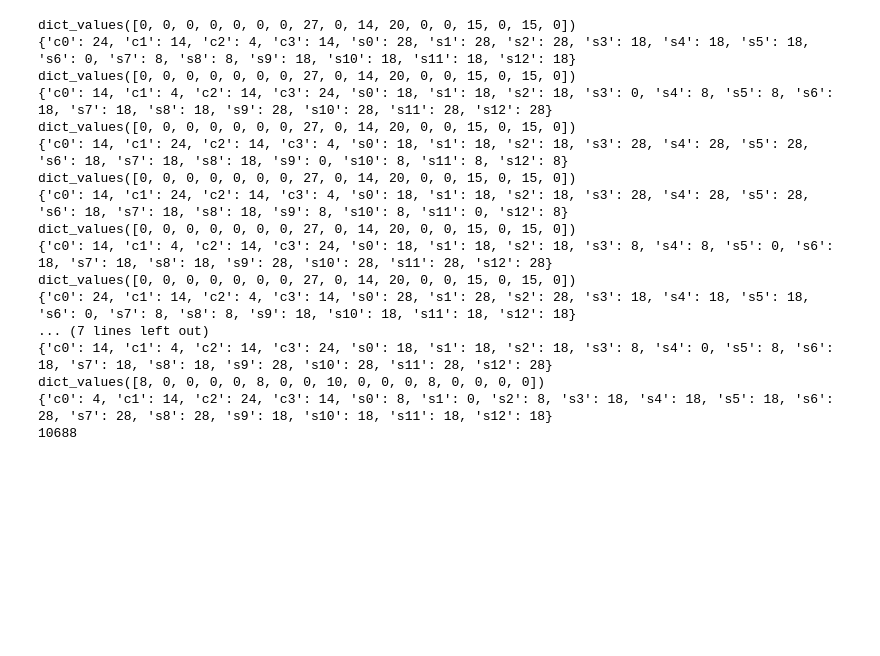
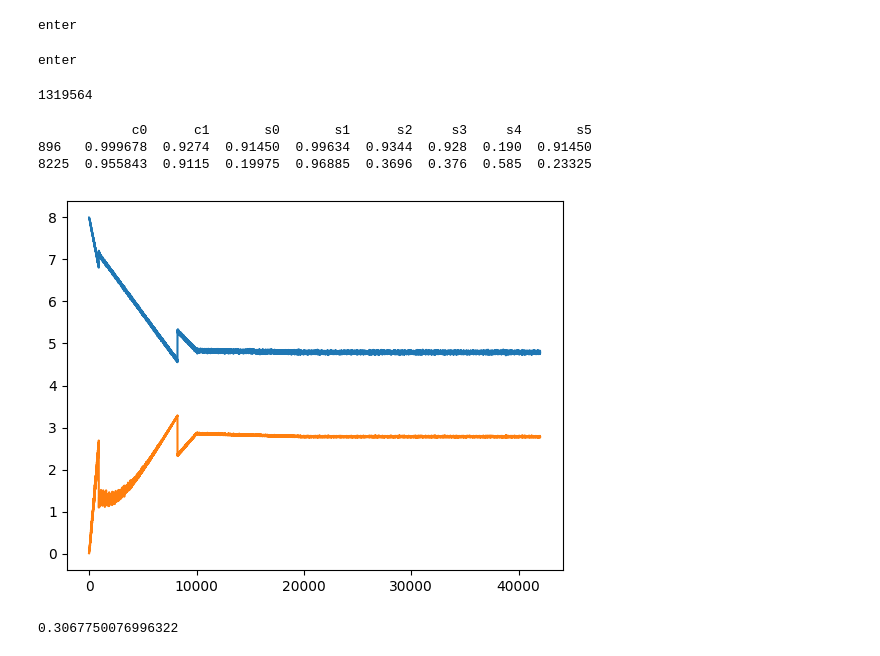
Before and after one commit to calzadaharo/TFM_ACES, a Jupyter notebook: TFM.ipynb, the cells around one changed output. Drawn from its saved outputs; the diff is of its cells as text; code cells hidden in the pictures; blank space fills up the shorter version.

```diff
--- a/TFM.ipynb
+++ b/TFM.ipynb
@@ -215,23 +207,39 @@ dict_values([2, 2, 2, 2, 2, 2, 2, 2, 2, 2, 2, 2, 2, 2, 2, 2, 2])
-# %%
-# print(arch.data_allocation)
-# arch.compute_total_latency()
-arch.greedy_algorithm()
-print(arch.compute_total_latency())
-# %% [output]
-dict_values([0, 0, 0, 0, 0, 0, 0, 27, 0, 14, 20, 0, 0, 15, 0, 15, 0])
-{'c0': 24, 'c1': 14, 'c2': 4, 'c3': 14, 's0': 28, 's1': 28, 's2': 28, 's3': 18, 's4': 18, 's5': 18, 's6': 0, 's7': 8, 's8': 8, 's9': 18, 's10': 18, 's11': 18, 's12': 18}
-dict_values([0, 0, 0, 0, 0, 0, 0, 27, 0, 14, 20, 0, 0, 15, 0, 15, 0])
-{'c0': 14, 'c1': 4, 'c2': 14, 'c3': 24, 's0': 18, 's1': 18, 's2': 18, 's3': 0, 's4': 8, 's5': 8, 's6': 18, 's7': 18, 's8': 18, 's9': 28, 's10': 28, 's11': 28, 's12': 28}
-dict_values([0, 0, 0, 0, 0, 0, 0, 27, 0, 14, 20, 0, 0, 15, 0, 15, 0])
-{'c0': 14, 'c1': 24, 'c2': 14, 'c3': 4, 's0': 18, 's1': 18, 's2': 18, 's3': 28, 's4': 28, 's5': 28, 's6': 18, 's7': 18, 's8': 18, 's9': 0, 's10': 8, 's11': 8, 's12': 8}
-dict_values([0, 0, 0, 0, 0, 0, 0, 27, 0, 14, 20, 0, 0, 15, 0, 15, 0])
-{'c0': 14, 'c1': 24, 'c2': 14, 'c3': 4, 's0': 18, 's1': 18, 's2': 18, 's3': 28, 's4': 28, 's5': 28, 's6': 18, 's7': 18, 's8': 18, 's9': 8, 's10': 8, 's11': 0, 's12': 8}
-dict_values([0, 0, 0, 0, 0, 0, 0, 27, 0, 14, 20, 0, 0, 15, 0, 15, 0])
-{'c0': 14, 'c1': 4, 'c2': 14, 'c3': 24, 's0': 18, 's1': 18, 's2': 18, 's3': 8, 's4': 8, 's5': 0, 's6': 18, 's7': 18, 's8': 18, 's9': 28, 's10': 28, 's11': 28, 's12': 28}
-dict_values([0, 0, 0, 0, 0, 0, 0, 27, 0, 14, 20, 0, 0, 15, 0, 15, 0])
-{'c0': 24, 'c1': 14, 'c2': 4, 'c3': 14, 's0': 28, 's1': 28, 's2': 28, 's3': 18, 's4': 18, 's5': 18, 's6': 0, 's7': 8, 's8': 8, 's9': 18, 's10': 18, 's11': 18, 's12': 18}
-... (7 lines left out)
-{'c0': 14, 'c1': 4, 'c2': 14, 'c3': 24, 's0': 18, 's1': 18, 's2': 18, 's3': 8, 's4': 0, 's5': 8, 's6': 18, 's7': 18, 's8': 18, 's9': 28, 's10': 28, 's11': 28, 's12': 28}
-dict_values([8, 0, 0, 0, 0, 8, 0, 0, 10, 0, 0, 0, 8, 0, 0, 0, 0])
-{'c0': 4, 'c1': 14, 'c2': 24, 'c3': 14, 's0': 8, 's1': 0, 's2': 8, 's3': 18, 's4': 18, 's5': 18, 's6': 28, 's7': 28, 's8': 28, 's9': 18, 's10': 18, 's11': 18, 's12': 18}
-10688
+# %%
+executions = ['a1','a2','mc','a1','ai_a2','mc','a3','ai_a1','mc','a1','ai_a3','mc','a2','a3','ai_a2','mc','ai_a1','a1','mc','ai_a3','ai_mc']
+
+df = pd.DataFrame(columns=['c0','c1','s0','s1','s2','s3','s4','s5'])
+
+for j in tqdm(range(2000)):
+    for i in executions:
+        arch.generate(i)
+        arch.heart_beat()
+        df.loc[len(df)] = list(arch.greedy_algorithm().values())
+        # print(list(arch.free_space().values()))
+# arch.generate('a1')
+# arch.heart_beat()
+# arch.generate('ai_a1')
+# arch.heart_beat()
+# print(arch.data_types, arch.data_allocation, arch.data_times)
+# arch.free_space()
+print(arch.compute_total_latency())
+# %% [output]
+enter
+enter
+1319564
+# %%
+print(df[(df<=0.2).any(axis=1)])
+# df_test = df.loc[1:2]
+df_test = df.sum(axis=1)
+df_test2 = df.std(axis=1)*10
+plt.plot(df_test)
+plt.plot(df_test2)
+plt.show()
+# %% [output]
+            c0      c1       s0       s1      s2     s3     s4       s5
+896   0.999678  0.9274  0.91450  0.99634  0.9344  0.928  0.190  0.91450
+8225  0.955843  0.9115  0.19975  0.96885  0.3696  0.376  0.585  0.23325
+[figure, added]
+# %%
+np.std(df.loc[8225])
+# %% [output]
+0.3067750076996322
```
Also changed, not shown: parts of 4 cells of this notebook.
